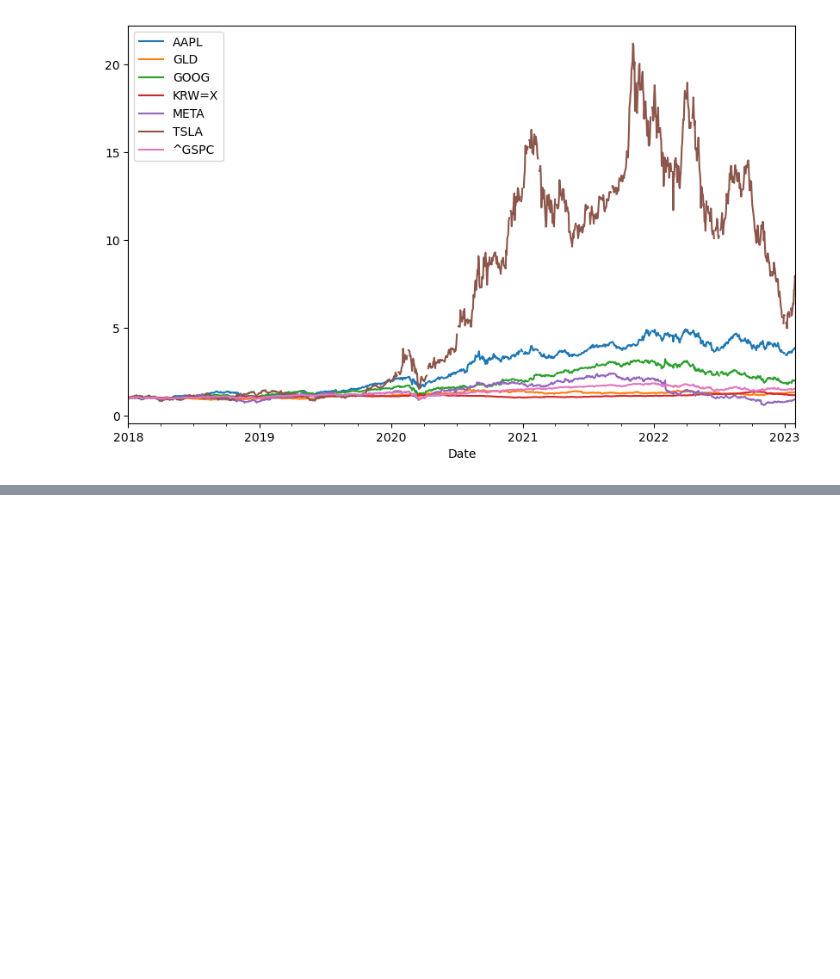
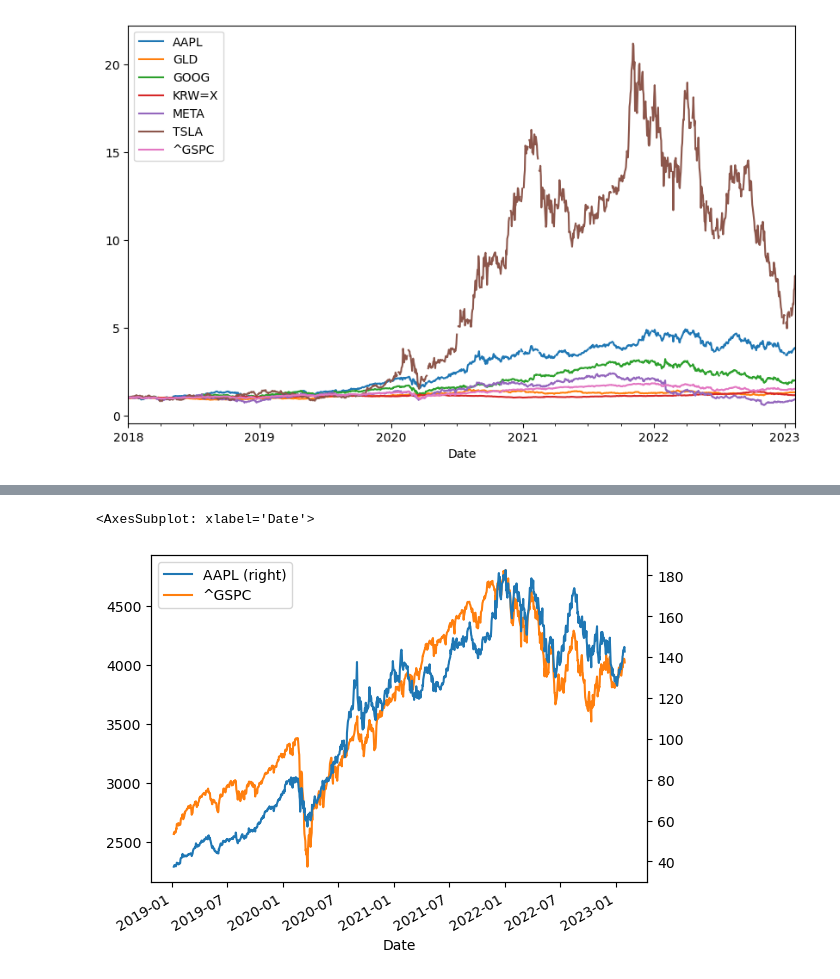
Before and after one commit to ihobbang250/TIL, a Jupyter notebook: Python/Data Science/P4F_2.ipynb, the cells around one changed output, grey strips where cells are left out. Drawn from its saved outputs; the diff is of its cells as text; code cells hidden in the pictures; blank space fills up the shorter version.

```diff
--- a/Python/Data Science/P4F_2.ipynb
+++ b/Python/Data Science/P4F_2.ipynb
@@ -49,0 +59,5 @@ See the caveats in the documentation: https://pandas.pydata.org/pandas-docs/stab
+# %%
+data_open[["AAPL", "^GSPC"]].plot(secondary_y="AAPL")
+# %% [output]
+<AxesSubplot: xlabel='Date'>
+[figure, added]
```
Also changed, not shown: parts of 4 cells of this notebook.
